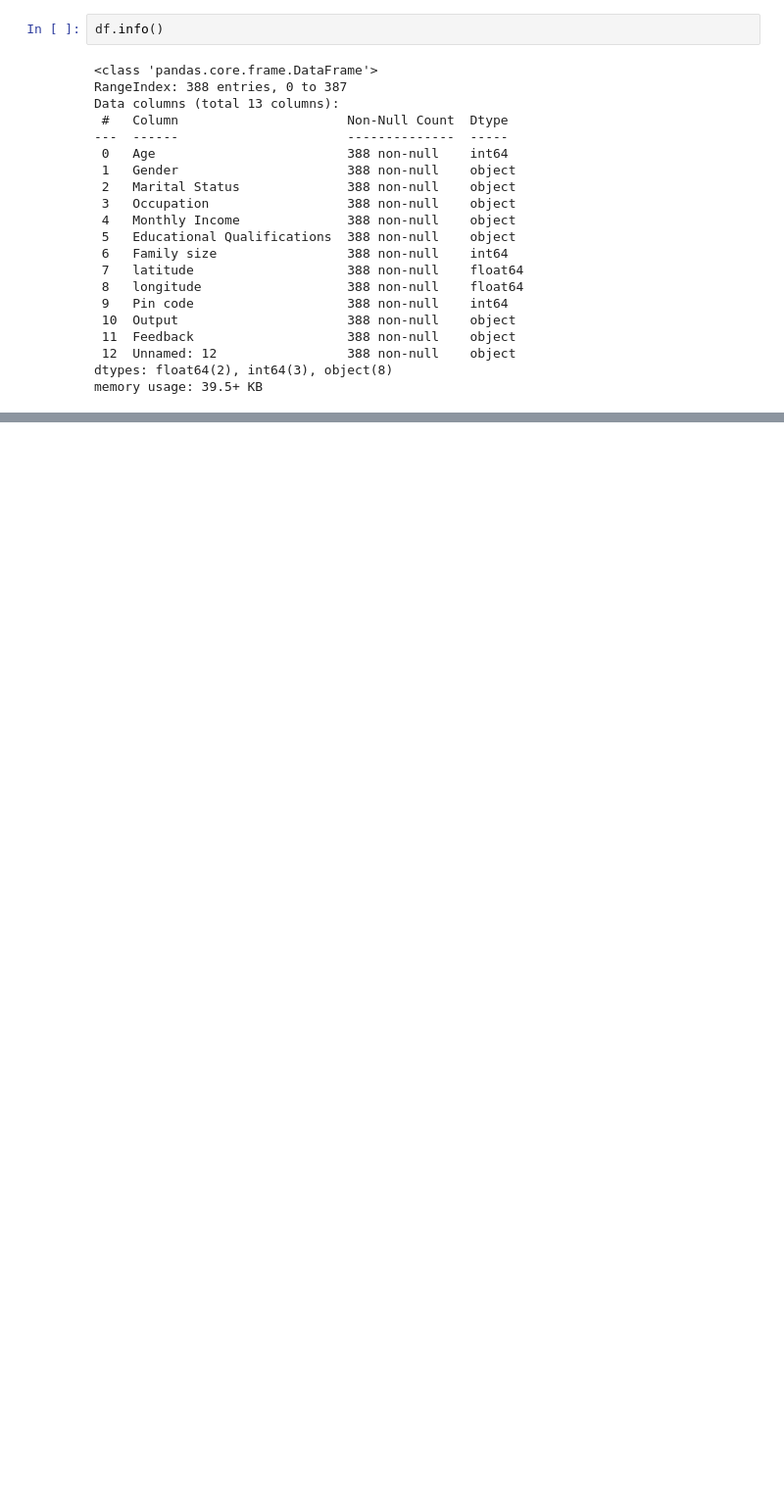
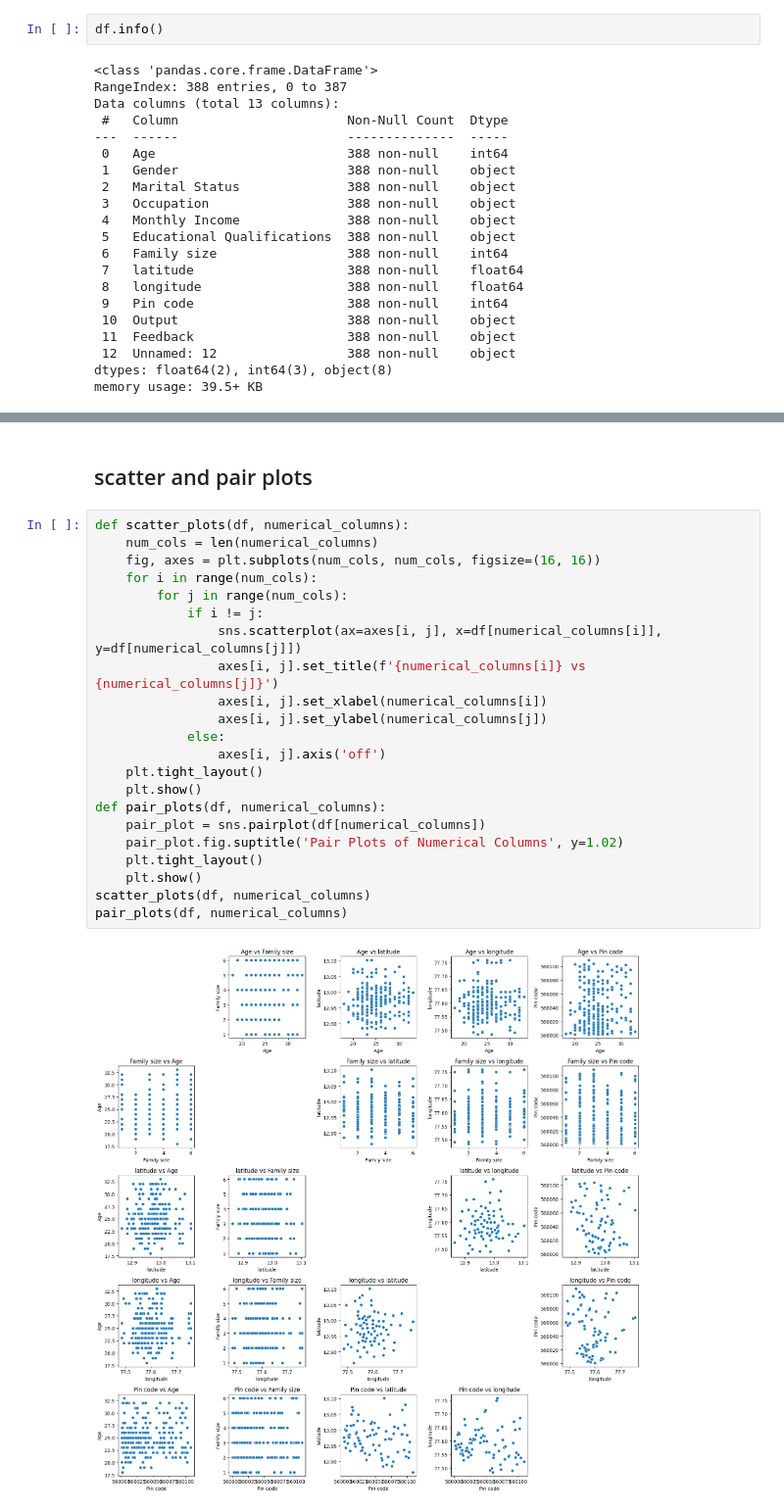
Before and after one commit to Pruthvik-Machhi/classification, a Jupyter notebook: food-classification-knn-logistic-svm-rf-adaboost.ipynb, the cells around one changed output, grey strips where cells are left out. Shown at 98% size. Saved outputs shown, nothing was run; the diff lists cells and outputs as text; blank space fills up the shorter version.

```diff
--- a/food-classification-knn-logistic-svm-rf-adaboost.ipynb
+++ b/food-classification-knn-logistic-svm-rf-adaboost.ipynb
@@ -137,0 +198,26 @@ x=df.drop(['Occupation'],axis=1)
+# %% [markdown]
+## scatter and pair plots
+# %%
+def scatter_plots(df, numerical_columns):
+    num_cols = len(numerical_columns)
+    fig, axes = plt.subplots(num_cols, num_cols, figsize=(16, 16))
+    for i in range(num_cols):
+        for j in range(num_cols):
+            if i != j:
+                sns.scatterplot(ax=axes[i, j], x=df[numerical_columns[i]], y=df[numerical_columns[j]])
+                axes[i, j].set_title(f'{numerical_columns[i]} vs {numerical_columns[j]}')
+                axes[i, j].set_xlabel(numerical_columns[i])
+                axes[i, j].set_ylabel(numerical_columns[j])
+            else:
+                axes[i, j].axis('off')
+    plt.tight_layout()
+    plt.show()
+def pair_plots(df, numerical_columns):
+    pair_plot = sns.pairplot(df[numerical_columns])
+    pair_plot.fig.suptitle('Pair Plots of Numerical Columns', y=1.02)
+    plt.tight_layout()
+    plt.show()
+scatter_plots(df, numerical_columns)
+pair_plots(df, numerical_columns)
+# %% [output]
+[figure, added]
```
Also changed, not shown: parts of 119 cells of this notebook.
